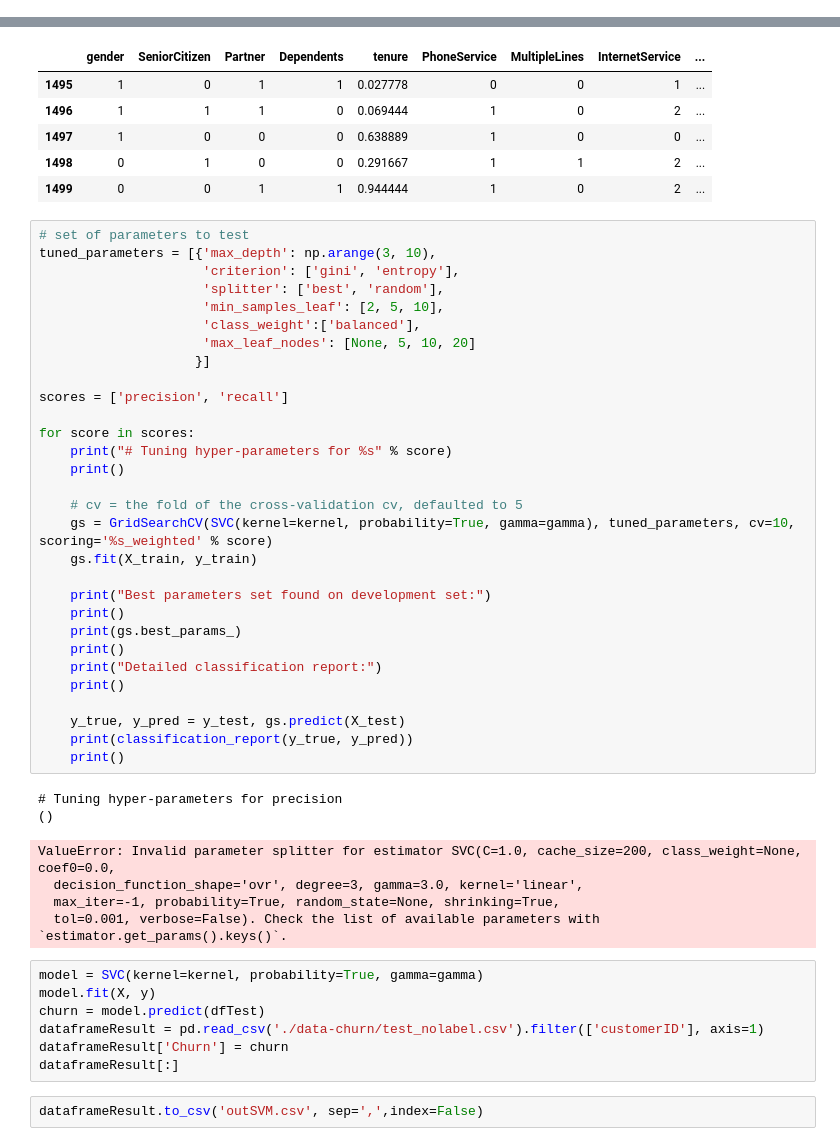
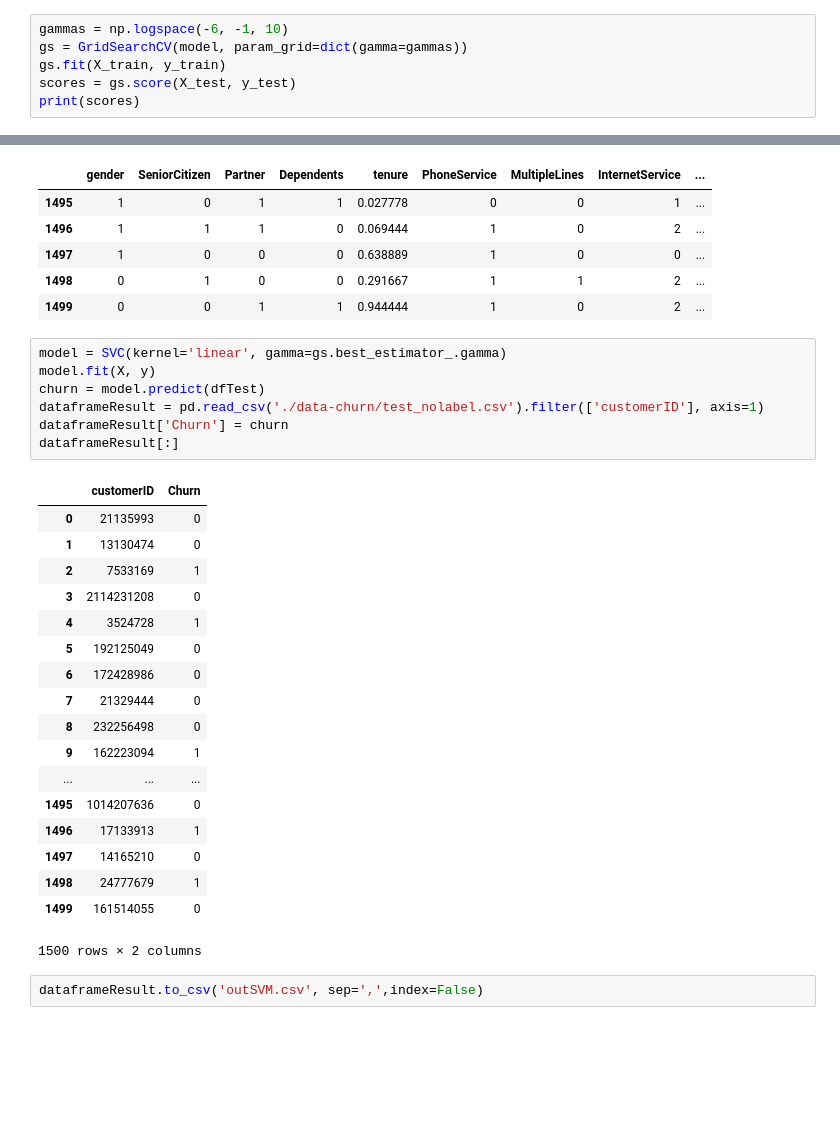
Before and after one commit to Thunkar/sitc_kaggle, a Jupyter notebook: grupoG_SVM.ipynb, the cells around one changed output, grey strips where cells are left out. Saved outputs shown, nothing was run; the diff lists cells and outputs as text; blank space fills up the shorter version.

```diff
--- a/grupoG_SVM.ipynb
+++ b/grupoG_SVM.ipynb
@@ -204,3 +203,9 @@ expected = y_test
 metrics.accuracy_score(expected, predicted)
 # %% [output]
 0.8088023088023089
+# %%
+gammas = np.logspace(-6, -1, 10)
+gs = GridSearchCV(model, param_grid=dict(gamma=gammas))
+gs.fit(X_train, y_train)
+scores = gs.score(X_test, y_test)
+print(scores)
@@ -296,49 +303,31 @@ dfTest[-5:]
 | 1497 | 1 | 0 | 0 | 0 | 0.638889 | 1 | 0 | 0 | ... |
 | 1498 | 0 | 1 | 0 | 0 | 0.291667 | 1 | 1 | 2 | ... |
 | 1499 | 0 | 0 | 1 | 1 | 0.944444 | 1 | 0 | 2 | ... |
-# %%
-# set of parameters to test
-tuned_parameters = [{'max_depth': np.arange(3, 10),
-                     'criterion': ['gini', 'entropy'],
-                     'splitter': ['best', 'random'],
-                     'min_samples_leaf': [2, 5, 10],
-                     'class_weight':['balanced'],
-                     'max_leaf_nodes': [None, 5, 10, 20]
-                    }]
-
-scores = ['precision', 'recall']
-
-for score in scores:
-    print("# Tuning hyper-parameters for %s" % score)
-    print()
-
-    # cv = the fold of the cross-validation cv, defaulted to 5
-    gs = GridSearchCV(SVC(kernel=kernel, probability=True, gamma=gamma), tuned_parameters, cv=10, scoring='%s_weighted' % score)
-    gs.fit(X_train, y_train)
-
-    print("Best parameters set found on development set:")
-    print()
-    print(gs.best_params_)
-    print()
-    print("Detailed classification report:")
-    print()
-
-    y_true, y_pred = y_test, gs.predict(X_test)
-    print(classification_report(y_true, y_pred))
-    print()
-# %% [output]
-# Tuning hyper-parameters for precision
-()
-ValueError: Invalid parameter splitter for estimator SVC(C=1.0, cache_size=200, class_weight=None, coef0=0.0,
-  decision_function_shape='ovr', degree=3, gamma=3.0, kernel='linear',
-  max_iter=-1, probability=True, random_state=None, shrinking=True,
-  tol=0.001, verbose=False). Check the list of available parameters with `estimator.get_params().keys()`.
 # %%
-model = SVC(kernel=kernel, probability=True, gamma=gamma)
+model = SVC(kernel='linear', gamma=gs.best_estimator_.gamma)
 model.fit(X, y)
 churn = model.predict(dfTest)
 dataframeResult = pd.read_csv('./data-churn/test_nolabel.csv').filter(['customerID'], axis=1)
 dataframeResult['Churn'] = churn
 dataframeResult[:]
+# %% [output]
+|  | customerID | Churn |
+| 0 | 21135993 | 0 |
+| 1 | 13130474 | 0 |
+| 2 | 7533169 | 1 |
+| 3 | 2114231208 | 0 |
+| 4 | 3524728 | 1 |
+| 5 | 192125049 | 0 |
+| 6 | 172428986 | 0 |
+| 7 | 21329444 | 0 |
+| 8 | 232256498 | 0 |
+| 9 | 162223094 | 1 |
+| ... | ... | ... |
+| 1495 | 1014207636 | 0 |
+| 1496 | 17133913 | 1 |
+| 1497 | 14165210 | 0 |
+| 1498 | 24777679 | 1 |
+| 1499 | 161514055 | 0 |
+1500 rows × 2 columns
 # %%
 dataframeResult.to_csv('outSVM.csv', sep=',',index=False)
```
Also changed, not shown: parts of 2 cells of this notebook.
